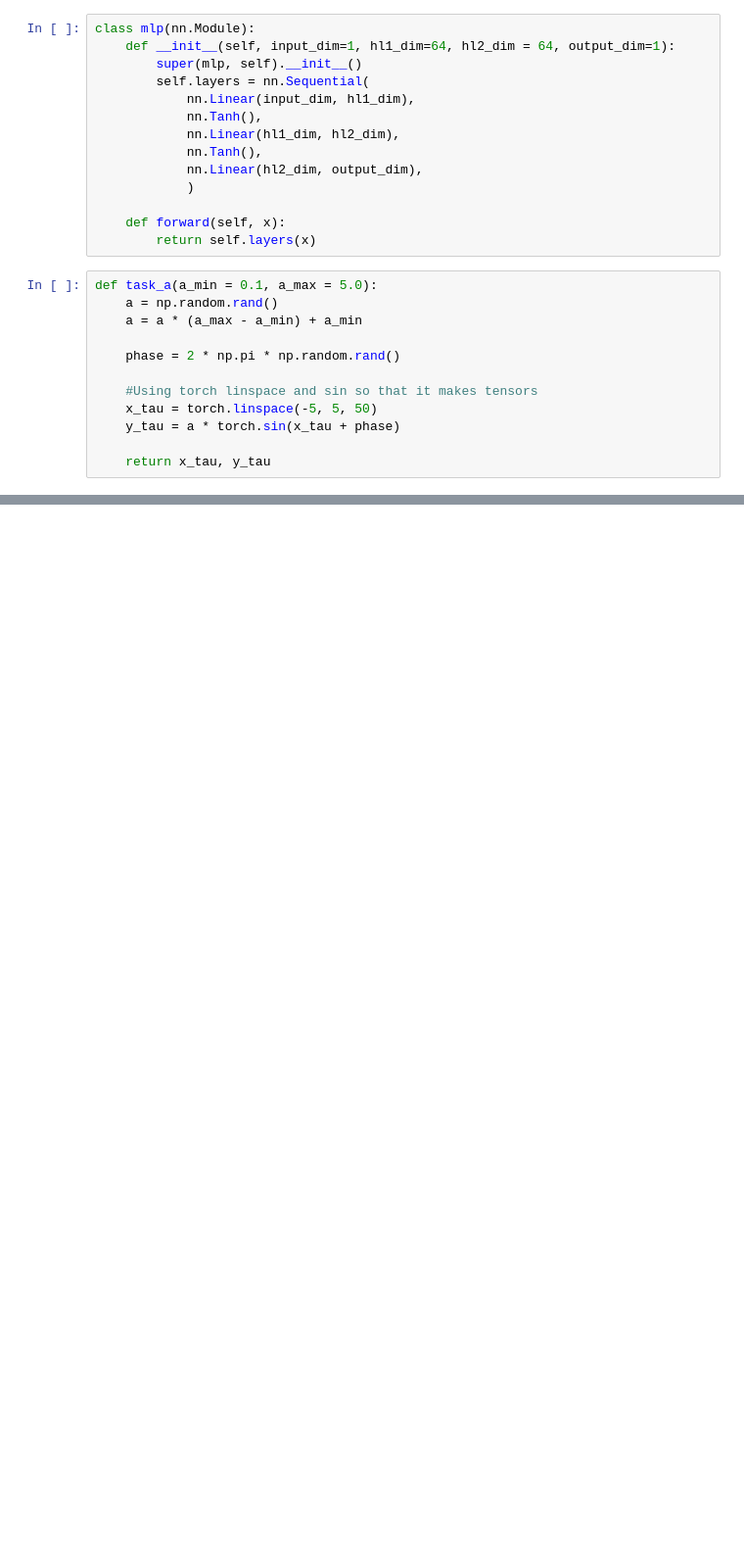
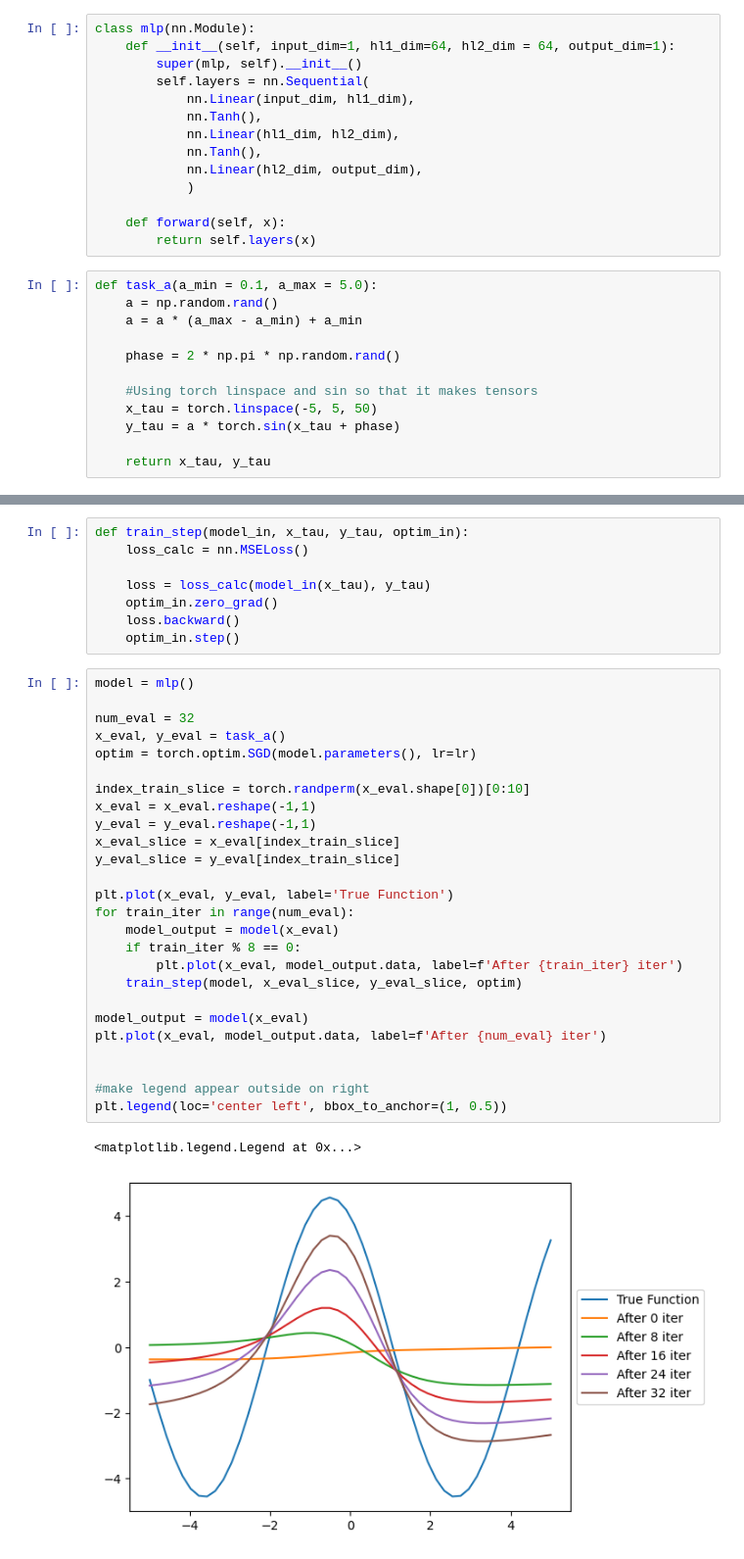
Before and after one commit to cloudburstnow/metalearning, a Jupyter notebook: meta_learning.ipynb, the cells around one changed output, grey strips where cells are left out. Shown at 98% size. Cells and saved outputs as stored; diff of their text form; blank space fills up the shorter version.

Commit message:
Eval graphing, adjustments to toy problem training

```diff
--- a/meta_learning.ipynb
+++ b/meta_learning.ipynb
@@ -55,0 +59,37 @@ for batch_iter in range(x_tau.shape[0] // batchsize):
+# %%
+def train_step(model_in, x_tau, y_tau, optim_in):
+    loss_calc = nn.MSELoss()
+
+    loss = loss_calc(model_in(x_tau), y_tau)
+    optim_in.zero_grad()
+    loss.backward()
+    optim_in.step()
+# %%
+model = mlp()
+
+num_eval = 32
+x_eval, y_eval = task_a()
+optim = torch.optim.SGD(model.parameters(), lr=lr)
+
+index_train_slice = torch.randperm(x_eval.shape[0])[0:10]
+x_eval = x_eval.reshape(-1,1)
+y_eval = y_eval.reshape(-1,1)
+x_eval_slice = x_eval[index_train_slice]
+y_eval_slice = y_eval[index_train_slice]
+
+plt.plot(x_eval, y_eval, label='True Function')
+for train_iter in range(num_eval):
+    model_output = model(x_eval)
+    if train_iter % 8 == 0:
+        plt.plot(x_eval, model_output.data, label=f'After {train_iter} iter')
+    train_step(model, x_eval_slice, y_eval_slice, optim)
+
+model_output = model(x_eval)
+plt.plot(x_eval, model_output.data, label=f'After {num_eval} iter')
+
+
+#make legend appear outside on right
+plt.legend(loc='center left', bbox_to_anchor=(1, 0.5))
+# %% [output]
+<matplotlib.legend.Legend at 0x...>
+[figure, added]
```
Also changed, not shown: parts of 2 cells of this notebook.
